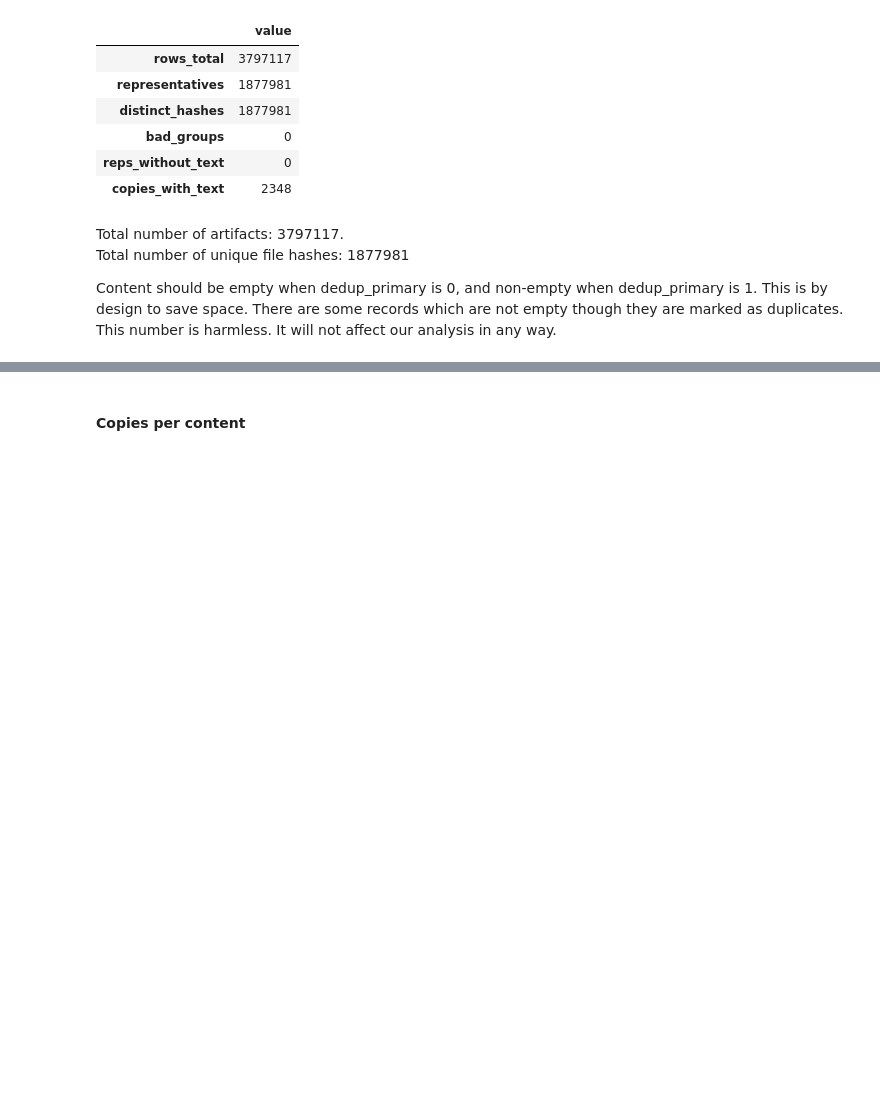
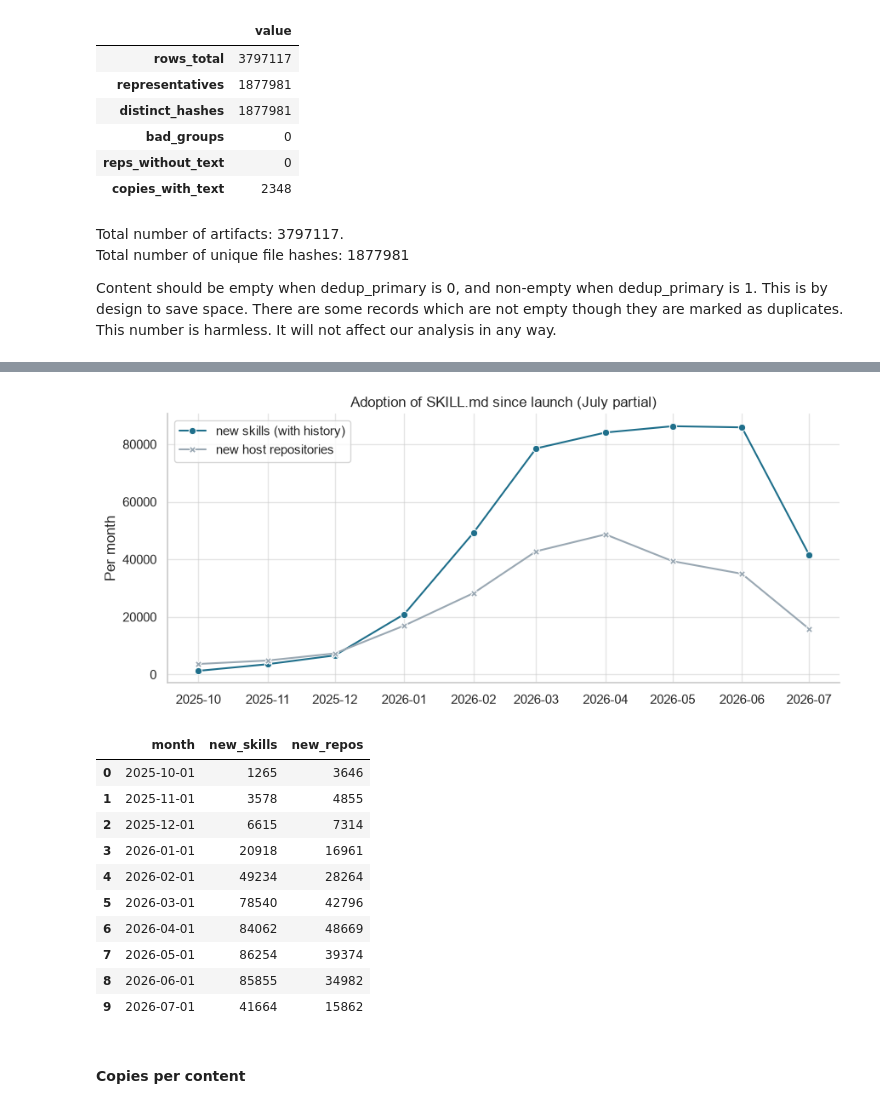
Before and after one commit to TJ690/SWE-Group-Project--Project-3, a Jupyter notebook: src/notebooks/EDA.ipynb, the cells around one changed output, grey strips where cells are left out. Saved outputs shown, nothing was run; the diff lists cells and outputs as text; code cells hidden in the pictures; blank space fills up the shorter version.

```diff
--- a/src/notebooks/EDA.ipynb
+++ b/src/notebooks/EDA.ipynb
@@ -48,3 +81,40 @@ There are some records which are not empty though they are marked as duplicates.
+# %%
+adoption = con.execute(f"""
+WITH s AS (
+  SELECT date_trunc('month', CAST(first_commit_at AS TIMESTAMP))::DATE AS month, COUNT(*) AS new_skills
+  FROM read_parquet('{artifacts_path}')
+  WHERE dedup_primary = 1 AND history_fetched = 1 AND first_commit_at >= '2025-10-01'
+  GROUP BY 1
+), r AS (
+  SELECT date_trunc('month', CAST(created_at AS TIMESTAMP))::DATE AS month, COUNT(*) AS new_repos
+  FROM read_parquet('{repos_path}')
+  WHERE created_at >= '2025-10-01'
+  GROUP BY 1
+)
+SELECT month, new_skills, new_repos FROM s FULL JOIN r USING (month) ORDER BY month
+""").df().fillna(0)
+long = adoption.melt(id_vars="month", value_vars=["new_skills", "new_repos"], var_name="series", value_name="count")
+long["series"] = long.series.map({"new_skills": "new skills (with history)", "new_repos": "new host repositories"})
+fig, ax = plt.subplots(figsize=(9, 4))
+sns.lineplot(data=long, x="month", y="count", hue="series", style="series", markers=True, dashes=False,
+             palette=PAIR, ax=ax)
+ax.set_xlabel(""); ax.set_ylabel("Per month"); ax.legend(title="")
+ax.set_title("Adoption of SKILL.md since launch (July partial)")
+plt.tight_layout(); plt.show()
+adoption
+# %% [output]
+[figure, added]
+|  | month | new_skills | new_repos |
+| 0 | 2025-10-01 | 1265 | 3646 |
+| 1 | 2025-11-01 | 3578 | 4855 |
+| 2 | 2025-12-01 | 6615 | 7314 |
+| 3 | 2026-01-01 | 20918 | 16961 |
+| 4 | 2026-02-01 | 49234 | 28264 |
+| 5 | 2026-03-01 | 78540 | 42796 |
+| 6 | 2026-04-01 | 84062 | 48669 |
+| 7 | 2026-05-01 | 86254 | 39374 |
+| 8 | 2026-06-01 | 85855 | 34982 |
+| 9 | 2026-07-01 | 41664 | 15862 |
 # %% [markdown]
 #### Copies per content
 # %%
```
Also changed, not shown: parts of 18 cells of this notebook, 4 other files.
